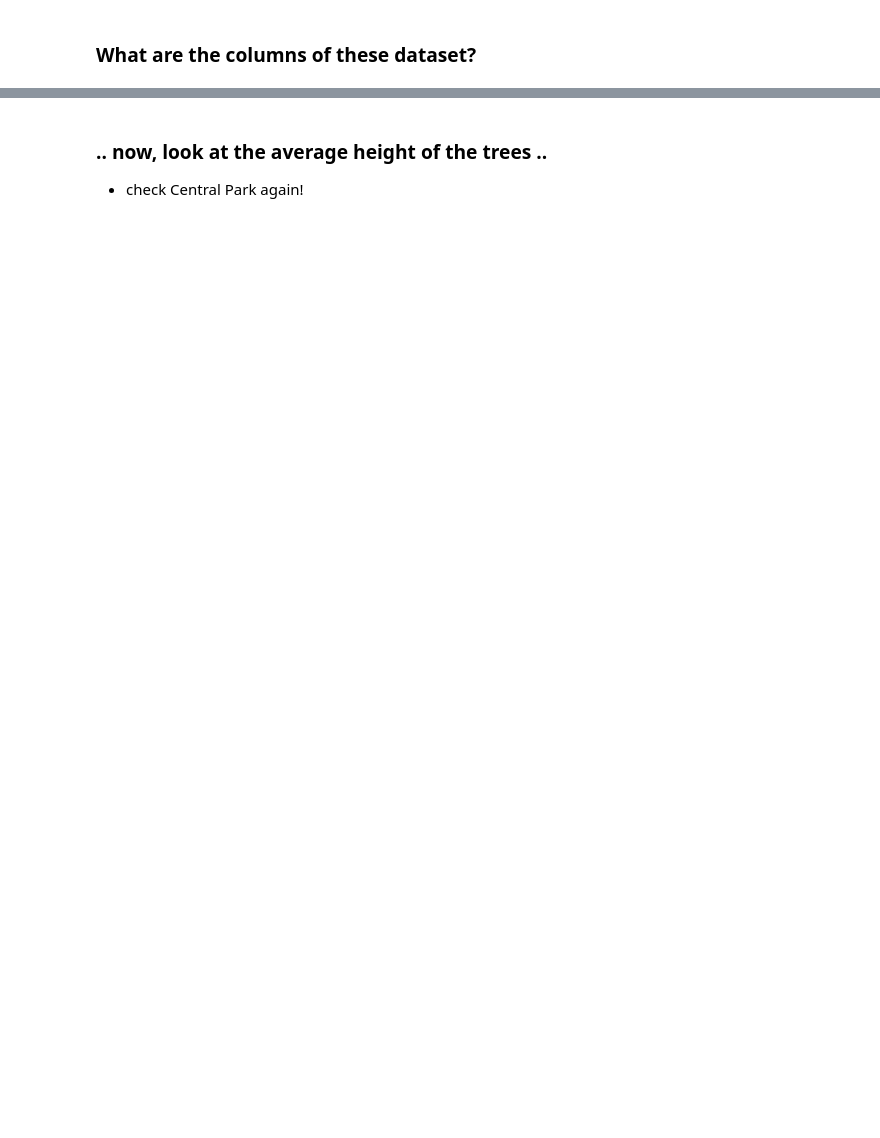
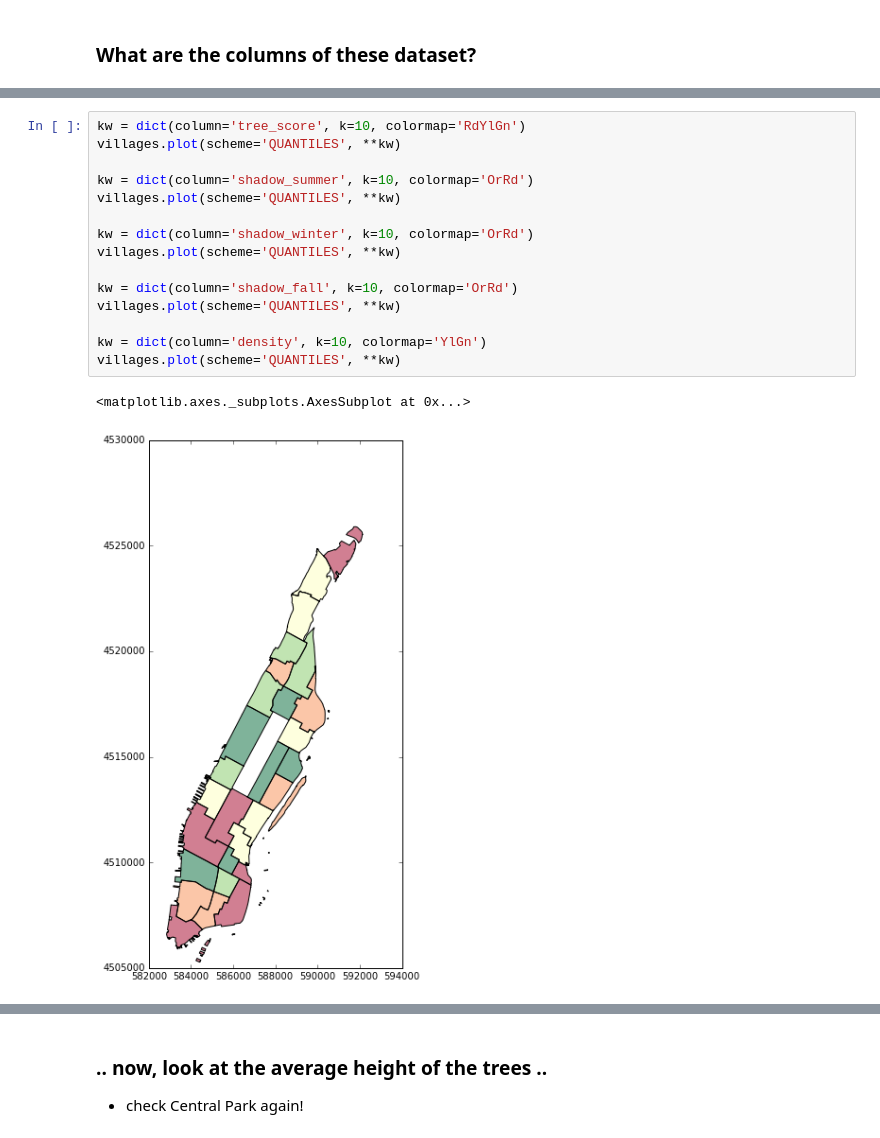
Before and after one commit to fhorta/nytrees, a Jupyter notebook: skeleton.ipynb, the cells around one changed output, grey strips where cells are left out. Cells and saved outputs as stored; diff of their text form; blank space fills up the shorter version.

```diff
--- a/skeleton.ipynb
+++ b/skeleton.ipynb
@@ -134,0 +311,18 @@ villages.plot(scheme='QUANTILES', **kw)
+# %%
+kw = dict(column='tree_score', k=10, colormap='RdYlGn')
+villages.plot(scheme='QUANTILES', **kw)
+
+kw = dict(column='shadow_summer', k=10, colormap='OrRd')
+villages.plot(scheme='QUANTILES', **kw)
+
+kw = dict(column='shadow_winter', k=10, colormap='OrRd')
+villages.plot(scheme='QUANTILES', **kw)
+
+kw = dict(column='shadow_fall', k=10, colormap='OrRd')
+villages.plot(scheme='QUANTILES', **kw)
+
+kw = dict(column='density', k=10, colormap='YlGn')
+villages.plot(scheme='QUANTILES', **kw)
+# %% [output]
+<matplotlib.axes._subplots.AxesSubplot at 0x...>
+[figure, added]
```
Also changed, not shown: parts of 39 cells of this notebook, 4 other files.
